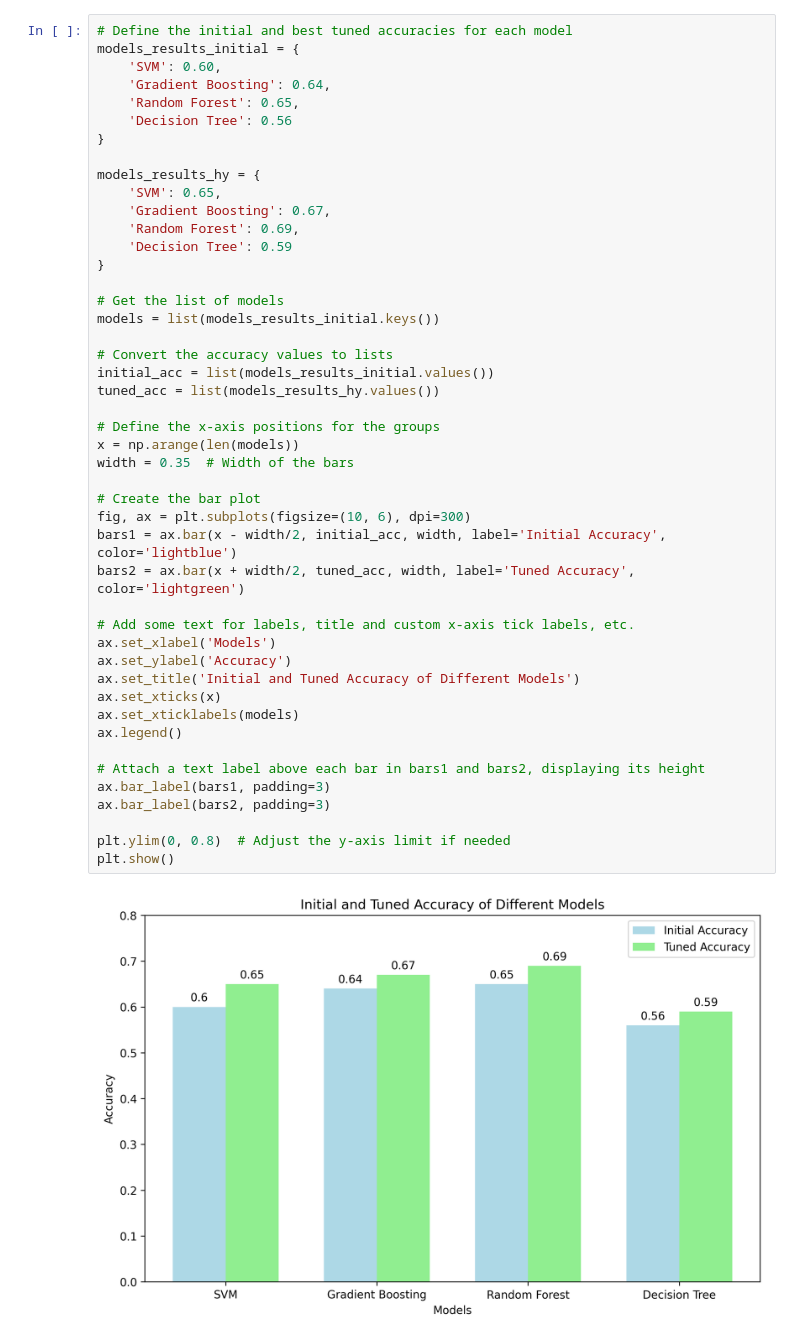
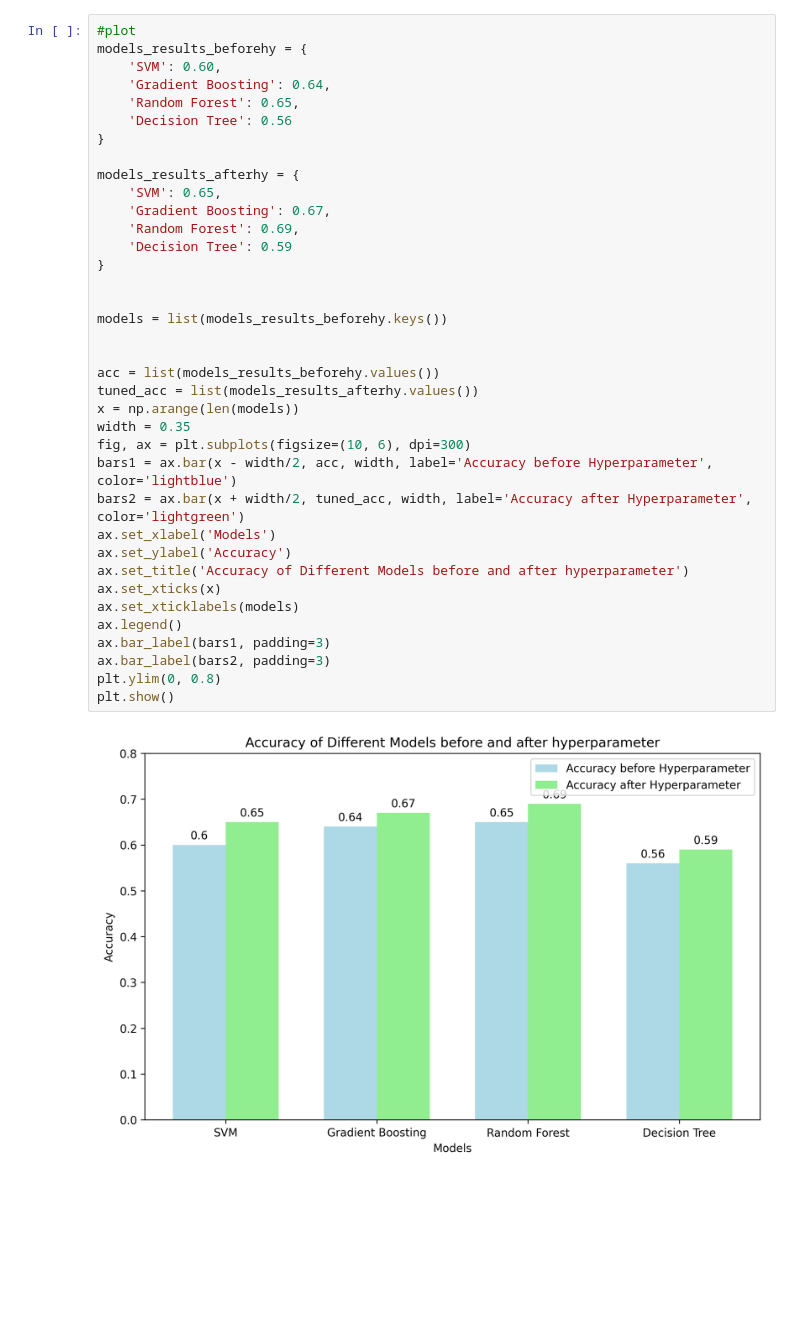
Before and after one commit to narhelmi/Hyperparameter_optimization_narges, a Jupyter notebook: Hyperparameter_optimization1.ipynb, the cells around one changed output. Saved outputs shown, nothing was run; the diff lists cells and outputs as text; blank space fills up the shorter version.

```diff
--- a/Hyperparameter_optimization1.ipynb
+++ b/Hyperparameter_optimization1.ipynb
@@ -353,48 +343,39 @@ Name: 5, dtype: object
 # %%
-# Define the initial and best tuned accuracies for each model
-models_results_initial = {
+#plot
+models_results_beforehy = {
     'SVM': 0.60,
     'Gradient Boosting': 0.64,
     'Random Forest': 0.65,
     'Decision Tree': 0.56
 }
 
-models_results_hy = {
+models_results_afterhy = {
     'SVM': 0.65,
     'Gradient Boosting': 0.67,
     'Random Forest': 0.69,
     'Decision Tree': 0.59
 }
 
-# Get the list of models
-models = list(models_results_initial.keys())
 
-# Convert the accuracy values to lists
-initial_acc = list(models_results_initial.values())
-tuned_acc = list(models_results_hy.values())
+models = list(models_results_beforehy.keys())
 
-# Define the x-axis positions for the groups
+
+acc = list(models_results_beforehy.values())
+tuned_acc = list(models_results_afterhy.values())
 x = np.arange(len(models))
-width = 0.35  # Width of the bars
-
-# Create the bar plot
+width = 0.35
 fig, ax = plt.subplots(figsize=(10, 6), dpi=300)
-bars1 = ax.bar(x - width/2, initial_acc, width, label='Initial Accuracy', color='lightblue')
-bars2 = ax.bar(x + width/2, tuned_acc, width, label='Tuned Accuracy', color='lightgreen')
-
-# Add some text for labels, title and custom x-axis tick labels, etc.
+bars1 = ax.bar(x - width/2, acc, width, label='Accuracy before Hyperparameter', color='lightblue')
+bars2 = ax.bar(x + width/2, tuned_acc, width, label='Accuracy after Hyperparameter', color='lightgreen')
 ax.set_xlabel('Models')
 ax.set_ylabel('Accuracy')
-ax.set_title('Initial and Tuned Accuracy of Different Models')
+ax.set_title('Accuracy of Different Models before and after hyperparameter')
 ax.set_xticks(x)
 ax.set_xticklabels(models)
 ax.legend()
-
-# Attach a text label above each bar in bars1 and bars2, displaying its height
 ax.bar_label(bars1, padding=3)
 ax.bar_label(bars2, padding=3)
-
-plt.ylim(0, 0.8)  # Adjust the y-axis limit if needed
+plt.ylim(0, 0.8)
 plt.show()
 # %% [output]
-[figure, old version]
+[figure, new version]
```
Also changed, not shown: parts of 5 cells of this notebook.
